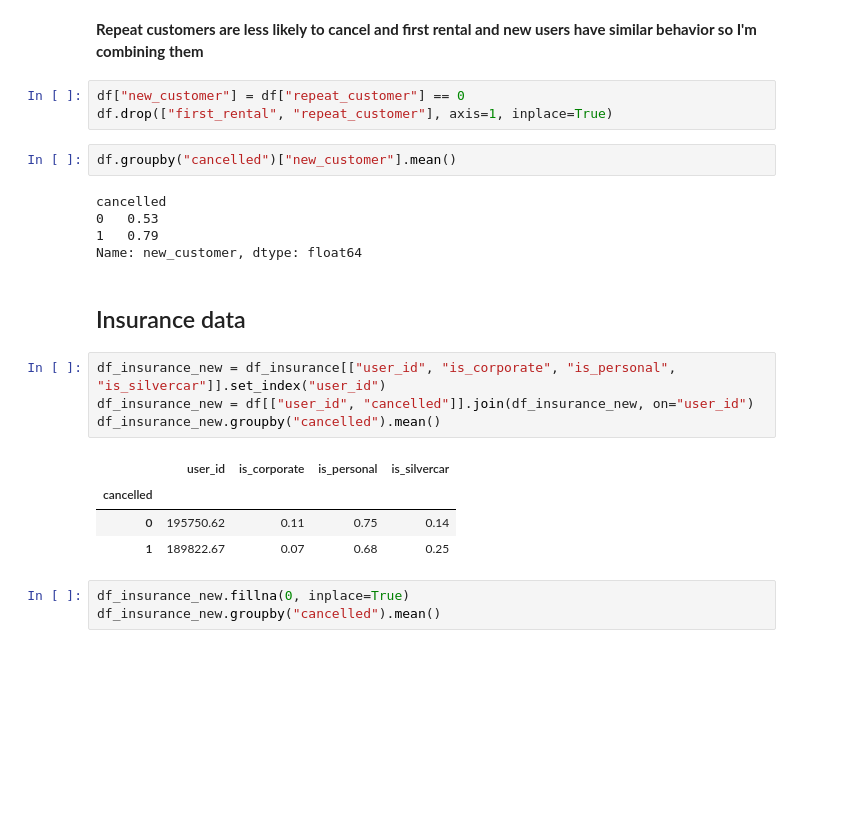
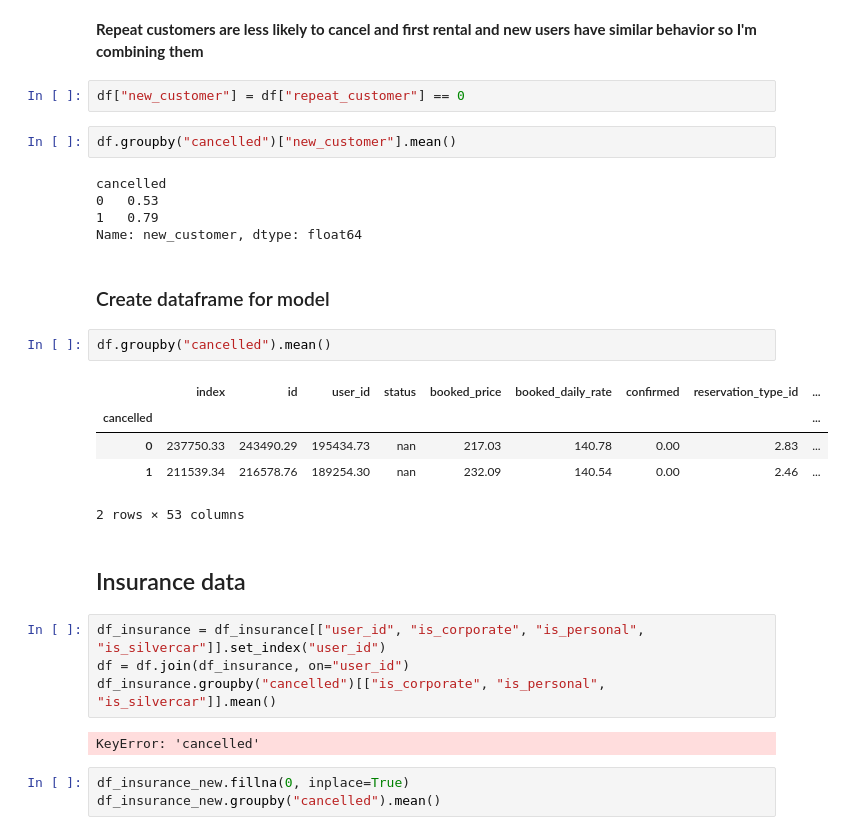
Before and after one commit to mengeling/silvercar-cancellation-predictor, a Jupyter notebook: EDA/silvercar.ipynb, the cells around one changed output. Cells and saved outputs as stored; diff of their text form; blank space fills up the shorter version.

```diff
--- a/EDA/silvercar.ipynb
+++ b/EDA/silvercar.ipynb
@@ -429,7 +501,6 @@ df.groupby("cancelled")[["first_rental", "new_customer", "repeat_customer"]].mea
 **Repeat customers are less likely to cancel and first rental and new users have similar behavior so I'm combining them**
 # %%
 df["new_customer"] = df["repeat_customer"] == 0
-df.drop(["first_rental", "repeat_customer"], axis=1, inplace=True)
 # %%
 df.groupby("cancelled")["new_customer"].mean()
 # %% [output]
@@ -437,17 +508,24 @@ cancelled
 0   0.53
 1   0.79
 Name: new_customer, dtype: float64
+# %% [markdown]
+### Create dataframe for model
+# %%
+df.groupby("cancelled").mean()
+# %% [output]
+|  | index | id | user_id | status | booked_price | booked_daily_rate | confirmed | reservation_type_id | ... |
+| cancelled |  |  |  |  |  |  |  |  | ... |
+| 0 | 237750.33 | 243490.29 | 195434.73 | nan | 217.03 | 140.78 | 0.00 | 2.83 | ... |
+| 1 | 211539.34 | 216578.76 | 189254.30 | nan | 232.09 | 140.54 | 0.00 | 2.46 | ... |
+2 rows × 53 columns
 # %% [markdown]
 ## Insurance data
 # %%
-df_insurance_new = df_insurance[["user_id", "is_corporate", "is_personal", "is_silvercar"]].set_index("user_id")
-df_insurance_new = df[["user_id", "cancelled"]].join(df_insurance_new, on="user_id")
-df_insurance_new.groupby("cancelled").mean()
+df_insurance = df_insurance[["user_id", "is_corporate", "is_personal", "is_silvercar"]].set_index("user_id")
+df = df.join(df_insurance, on="user_id")
+df_insurance.groupby("cancelled")[["is_corporate", "is_personal", "is_silvercar"]].mean()
 # %% [output]
-|  | user_id | is_corporate | is_personal | is_silvercar |
-| cancelled |  |  |  |  |
-| 0 | 195750.62 | 0.11 | 0.75 | 0.14 |
-| 1 | 189822.67 | 0.07 | 0.68 | 0.25 |
+KeyError: 'cancelled'
 # %%
 df_insurance_new.fillna(0, inplace=True)
 df_insurance_new.groupby("cancelled").mean()
```
Also changed, not shown: parts of 33 cells of this notebook.
